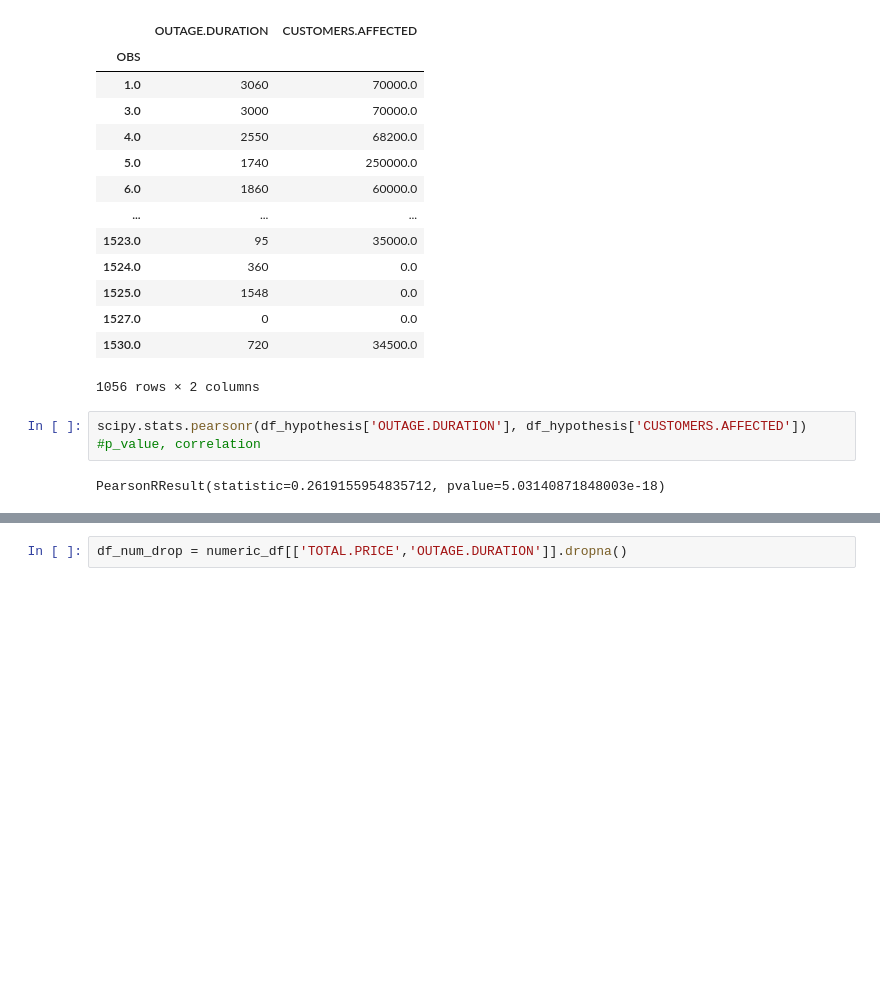
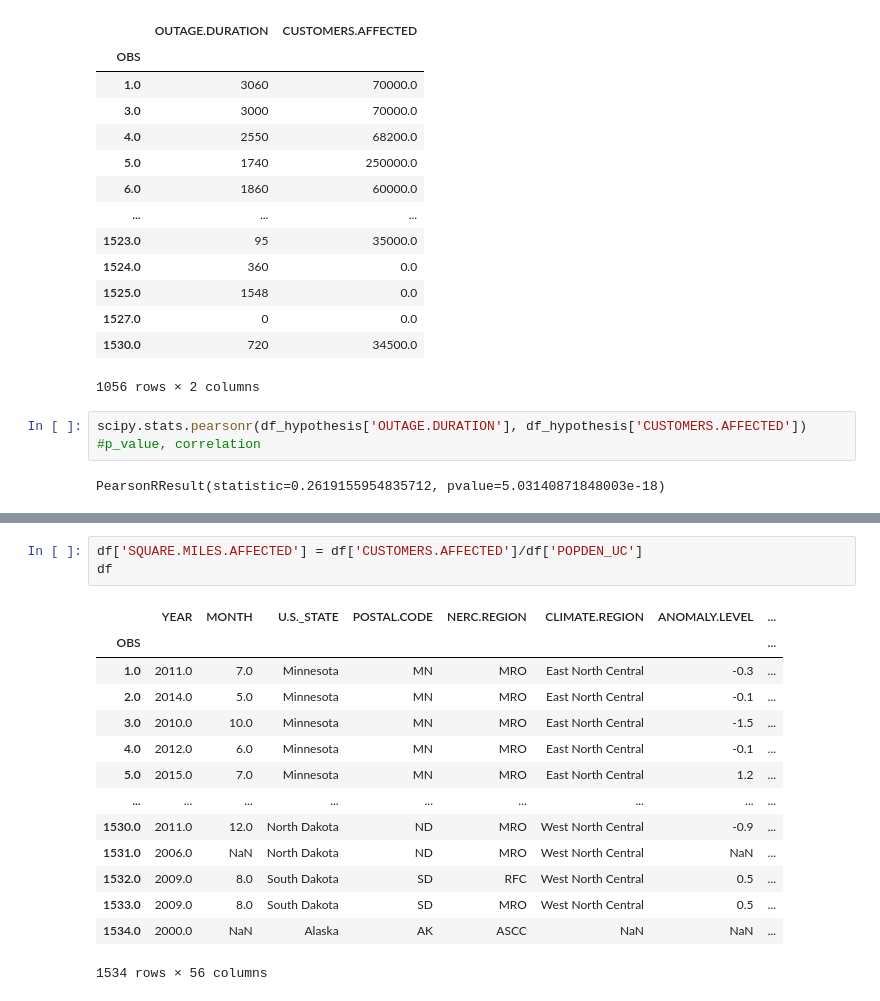
Before and after one commit to tomok59/power_outages, a Jupyter notebook: template.ipynb, the cells around one changed output, grey strips where cells are left out. Drawn from its saved outputs; the diff is of its cells as text; blank space fills up the shorter version.

```diff
--- a/template.ipynb
+++ b/template.ipynb
@@ -333,3 +334,19 @@ Index(['YEAR', 'MONTH', 'ANOMALY.LEVEL', 'OUTAGE.DURATION', 'DEMAND.LOSS.MW',
       dtype='object')
-# %%
-df_num_drop = numeric_df[['TOTAL.PRICE','OUTAGE.DURATION']].dropna()
+# %%
+df['SQUARE.MILES.AFFECTED'] = df['CUSTOMERS.AFFECTED']/df['POPDEN_UC']
+df
+# %% [output]
+|  | YEAR | MONTH | U.S._STATE | POSTAL.CODE | NERC.REGION | CLIMATE.REGION | ANOMALY.LEVEL | ... |
+| OBS |  |  |  |  |  |  |  | ... |
+| 1.0 | 2011.0 | 7.0 | Minnesota | MN | MRO | East North Central | -0.3 | ... |
+| 2.0 | 2014.0 | 5.0 | Minnesota | MN | MRO | East North Central | -0.1 | ... |
+| 3.0 | 2010.0 | 10.0 | Minnesota | MN | MRO | East North Central | -1.5 | ... |
+| 4.0 | 2012.0 | 6.0 | Minnesota | MN | MRO | East North Central | -0.1 | ... |
+| 5.0 | 2015.0 | 7.0 | Minnesota | MN | MRO | East North Central | 1.2 | ... |
+| ... | ... | ... | ... | ... | ... | ... | ... | ... |
+| 1530.0 | 2011.0 | 12.0 | North Dakota | ND | MRO | West North Central | -0.9 | ... |
+| 1531.0 | 2006.0 | NaN | North Dakota | ND | MRO | West North Central | NaN | ... |
+| 1532.0 | 2009.0 | 8.0 | South Dakota | SD | RFC | West North Central | 0.5 | ... |
+| 1533.0 | 2009.0 | 8.0 | South Dakota | SD | MRO | West North Central | 0.5 | ... |
+| 1534.0 | 2000.0 | NaN | Alaska | AK | ASCC | NaN | NaN | ... |
+1534 rows × 56 columns
```
Also changed, not shown: parts of 11 cells of this notebook.
